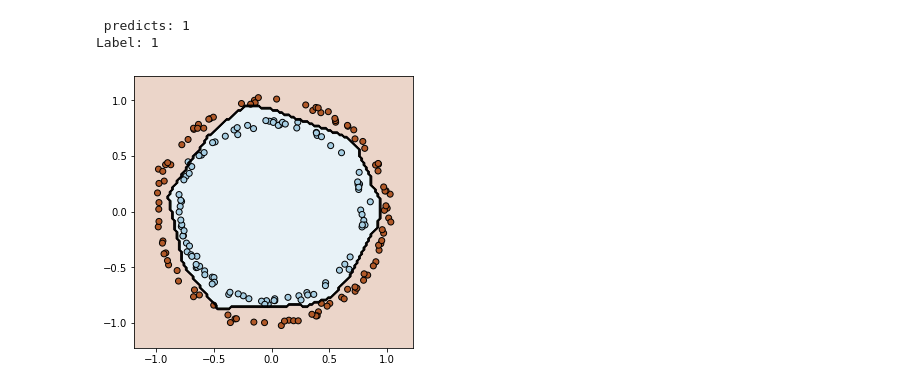
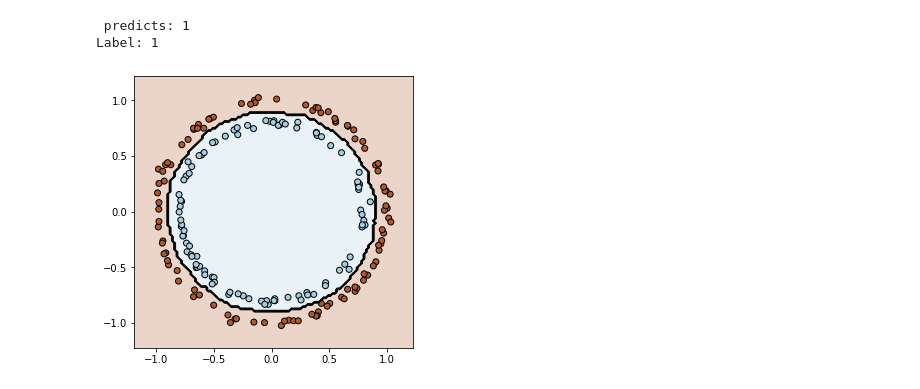
Before and after one commit to vkjadon/sklearn, a Jupyter notebook: Ex6-makeCircleCompare.ipynb, the cells around one changed output. Drawn from its saved outputs; the diff is of its cells as text; code cells hidden in the pictures.

```diff
--- a/Ex6-makeCircleCompare.ipynb
+++ b/Ex6-makeCircleCompare.ipynb
@@ -96,6 +96,6 @@ def plot_decision_boundary(clf, X, Y, cmap='Paired_r'):
     plt.contour(xx, yy, Z, colors='k', linewidths=0.7)
     plt.scatter(X[:,0], X[:,1], c=Y, cmap=cmap, edgecolors='k');
 # %%
-plot_decision_boundary(nn, X_test, y_test)
+plot_decision_boundary(knn, X_test, y_test)
 # %% [output]
-[figure, old version]
+[figure, new version]
```
